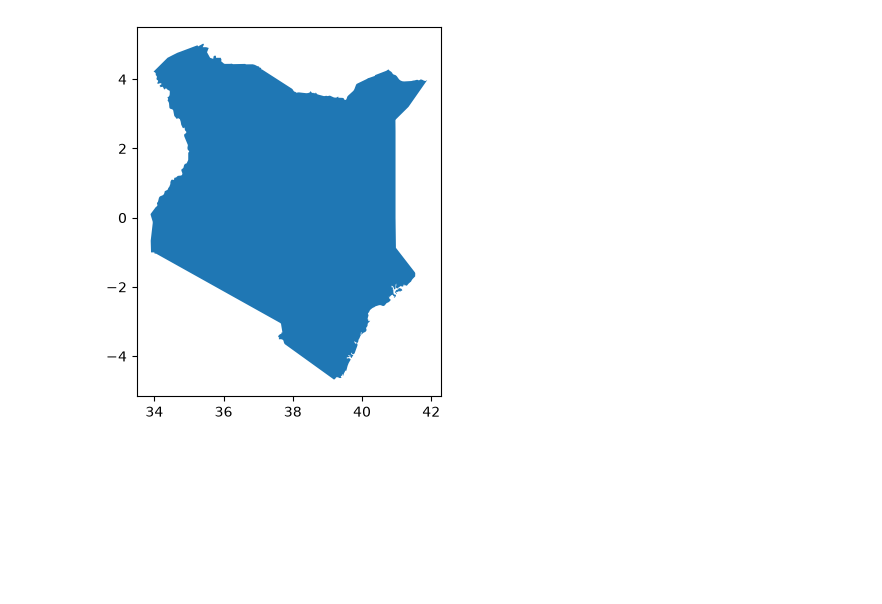
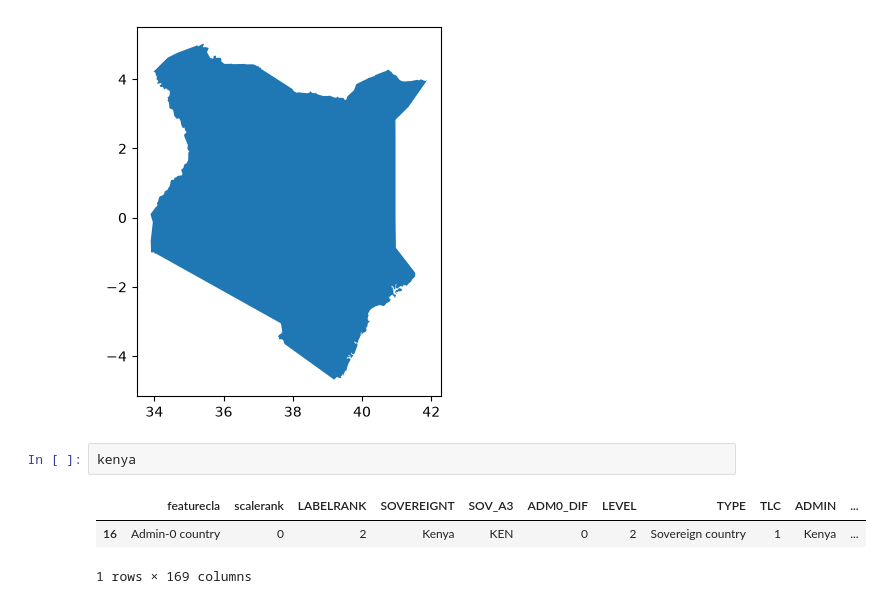
Before and after one commit to WillardDev/Python_Data_Analysis, a Jupyter notebook: Foundations_of_GeoPandas.ipynb, the cells around one changed output. Cells and saved outputs as stored; diff of their text form; blank space fills up the shorter version.

Commit message:
Add output display for Kenya's geospatial data in GeoPandas analysis

```diff
--- a/Foundations_of_GeoPandas.ipynb
+++ b/Foundations_of_GeoPandas.ipynb
@@ -127,3 +127,9 @@ kenya.plot()
 # %% [output]
 <Axes: >
 [figure]
+# %%
+kenya
+# %% [output]
+|  | featurecla | scalerank | LABELRANK | SOVEREIGNT | SOV_A3 | ADM0_DIF | LEVEL | TYPE | TLC | ADMIN | ... |
+| 16 | Admin-0 country | 0 | 2 | Kenya | KEN | 0 | 2 | Sovereign country | 1 | Kenya | ... |
+1 rows × 169 columns
```
